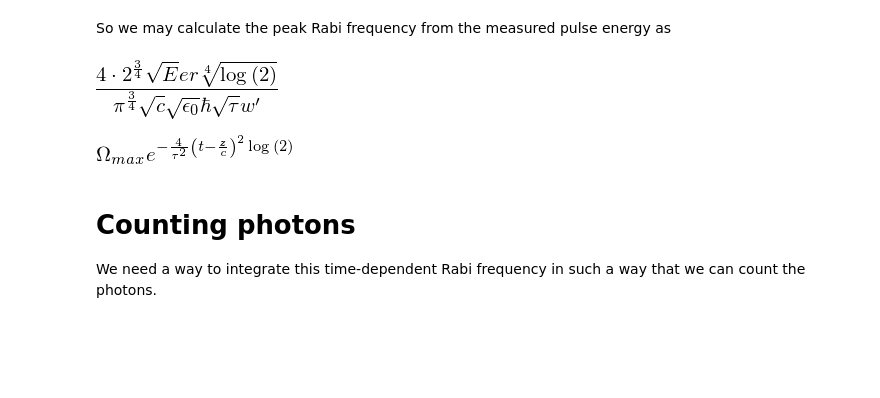
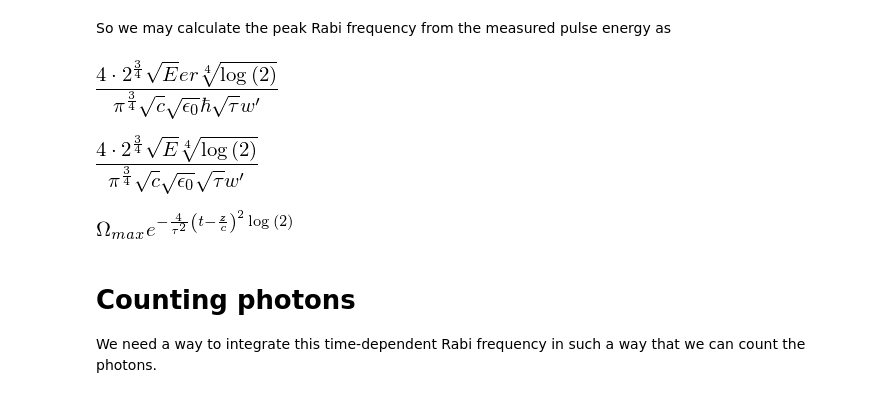
Before and after one commit to oscarlazoarjona/quantum_memories, a Jupyter notebook: examples/Measuring Rabi frequencies.ipynb, the cells around one changed output. Saved outputs shown, nothing was run; the diff lists cells and outputs as text; code cells hidden in the pictures; blank space fills up the shorter version.

```diff
--- a/examples/Measuring Rabi frequencies.ipynb
+++ b/examples/Measuring Rabi frequencies.ipynb
@@ -112,6 +112,11 @@ Omega_peak = solve(Energy-Energy_pulse.subs(ss_Rabi), Omega)[0]
 Omega_peak
 # %% [output]
 [figure]
+# %%
+Field_peak = Omega_peak*hbar/e/r
+Field_peak
+# %% [output]
+[figure, added]
 # %%
 Omega_pulse = E.subs(ss_Rabi).subs({x: 0, y: 0, omega_laser: 0})*e*r/hbar
 Omega_pulse
```
Also changed, not shown: parts of 8 cells of this notebook, 5 other files.
